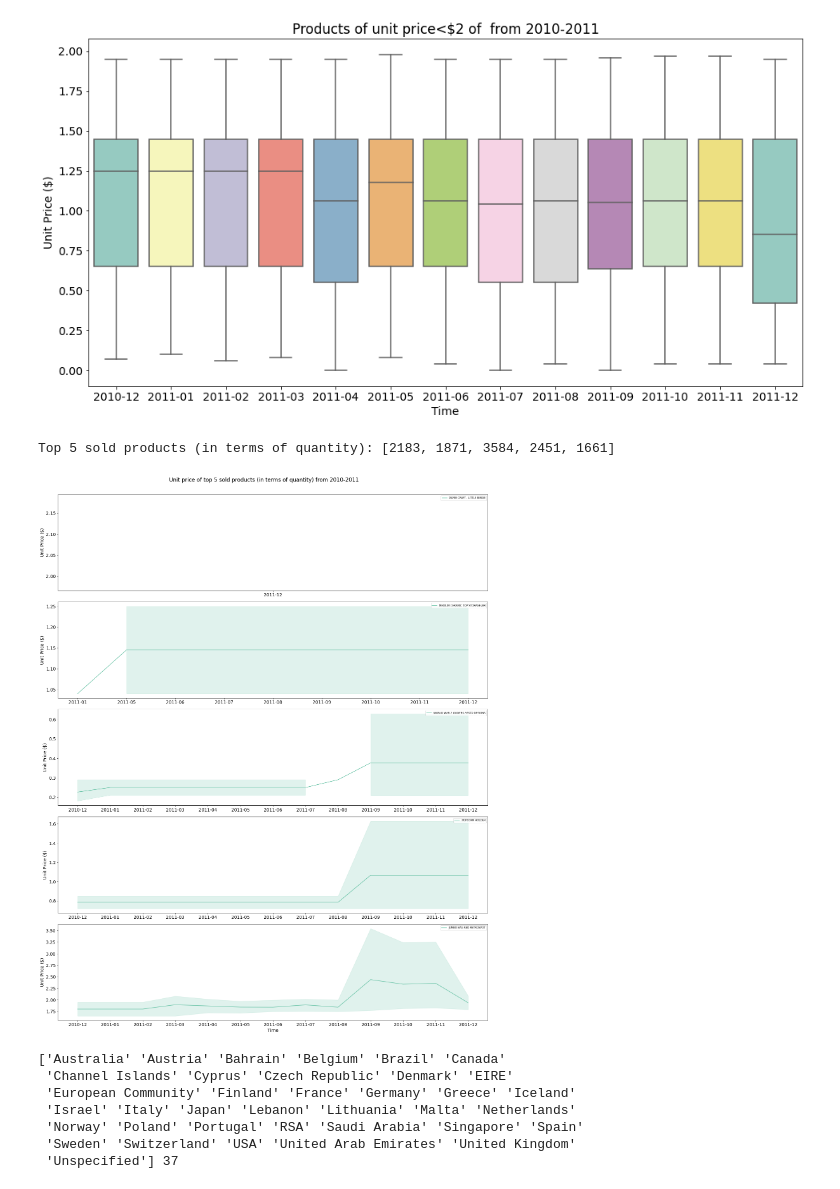
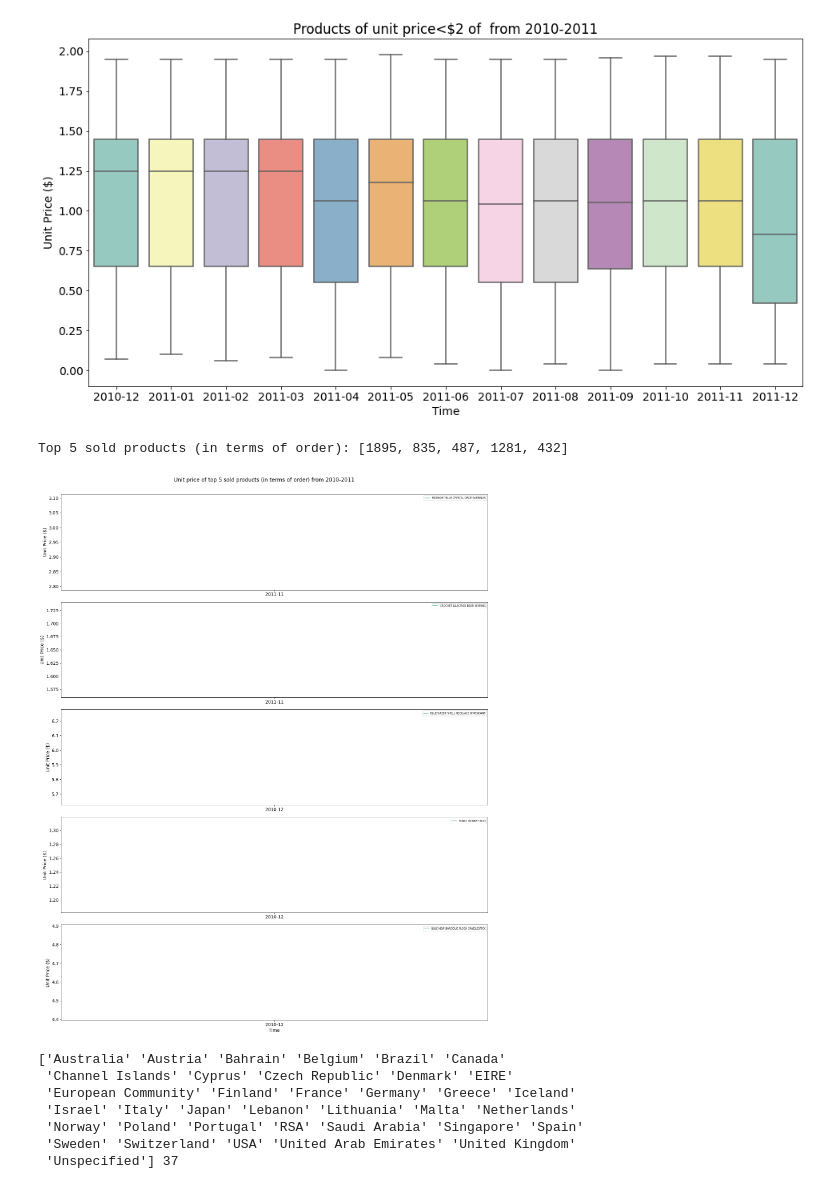
Before and after one commit to Aukerul-Shuvo/DAAS_Retail, a Jupyter notebook: notebook/Diagnostic Analysis.ipynb, the cells around one changed output. Drawn from its saved outputs; the diff is of its cells as text; code cells hidden in the pictures.

```diff
--- a/notebook/Diagnostic Analysis.ipynb
+++ b/notebook/Diagnostic Analysis.ipynb
@@ -221,0 +224,3 @@ product_quantity
+# %%
+product_quantity = product_quantity.sort_values(by=['total_invoice', 'total_quantity'])
+product_quantity
@@ -303,34 +322,34 @@ plt.ylabel("Unit Price ($)")
 Text(0, 0.5, 'Unit Price ($)')
 [figure]
 # %%
-print('Top 5 sold products (in terms of quantity):', top_5_products_in_2010_2011)
+print('Top 5 sold products (in terms of order):', top_5_products_in_2010_2011)
 
 fig, ax =plt.subplots(5,1, figsize=(20,25))
 
-fig.suptitle("Unit price of top 5 sold products (in terms of quantity) from 2010-2011")
+fig.suptitle("Unit price of top 5 sold products (in terms of order) from 2010-2011")
 for i in range(5):
     product_infos_top_5 = product_infos[product_infos['product'].isin([top_5_products_in_2010_2011[i]])]
     sns.lineplot(x="year_month", y="unitprice",
                  hue="product",
                  palette="Set2",
                  data=product_infos_top_5, ax=ax[i])
 
     ax[i].set_ylabel("Unit Price ($)")
     if i+1 == 5:
         ax[i].set_xlabel("Time")
     else:
         ax[i].set_xlabel("")
 
     ax[i].legend([product_classes[top_5_products_in_2010_2011[i]]],
                loc='upper right',
                prop={'size': 8})
 
 fig.tight_layout()
 fig.subplots_adjust(top=0.95)
 plt.show()
 # %% [output]
-Top 5 sold products (in terms of quantity): [2183, 1871, 3584, 2451, 1661]
+Top 5 sold products (in terms of order): [1895, 835, 487, 1281, 432]
-[figure, old version]
+[figure, new version]
 # %%
 print(le_country.classes_, len(le_country.classes_)) # get the class names of coutries
 
```
Also changed, not shown: parts of 7 cells of this notebook, 1 other file.
